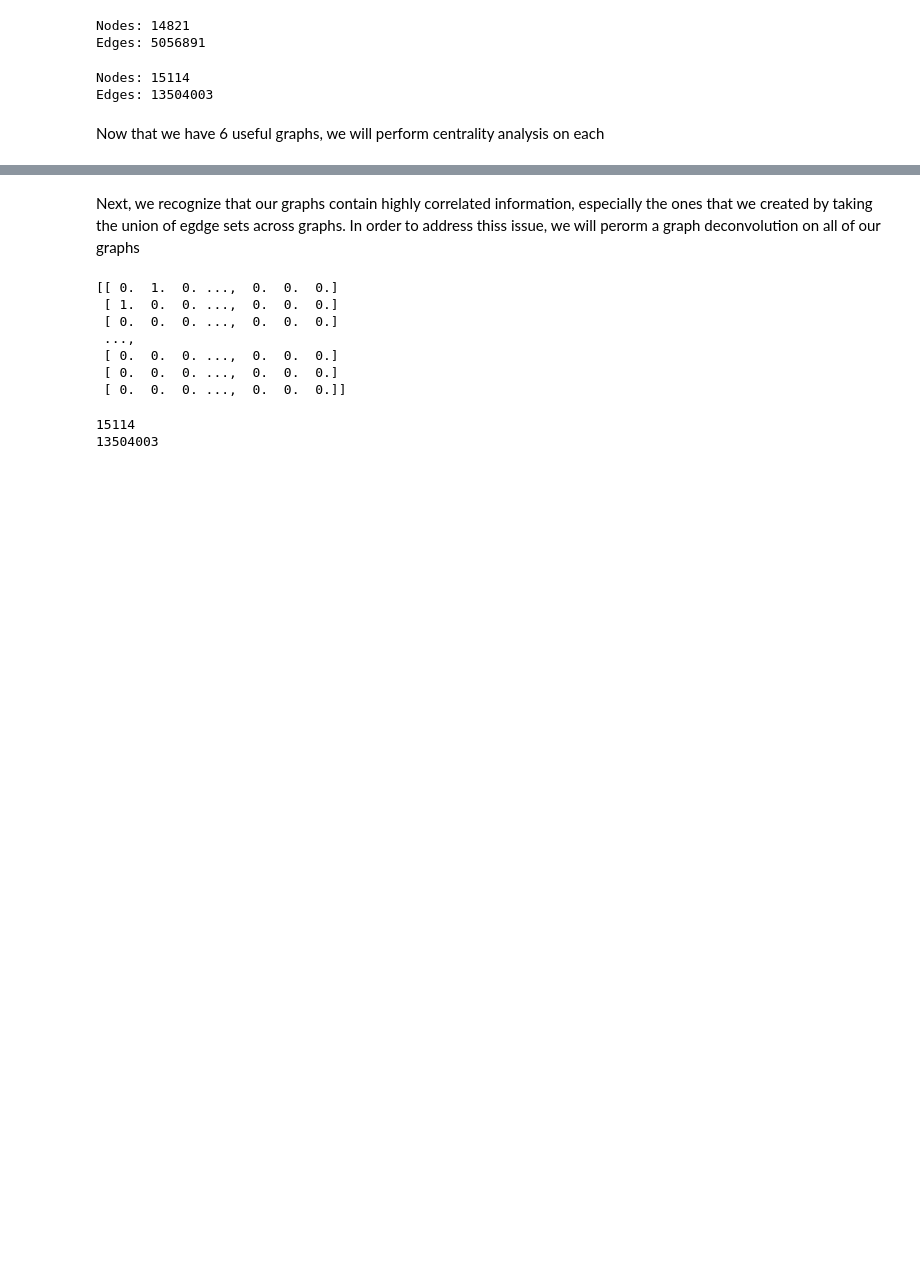
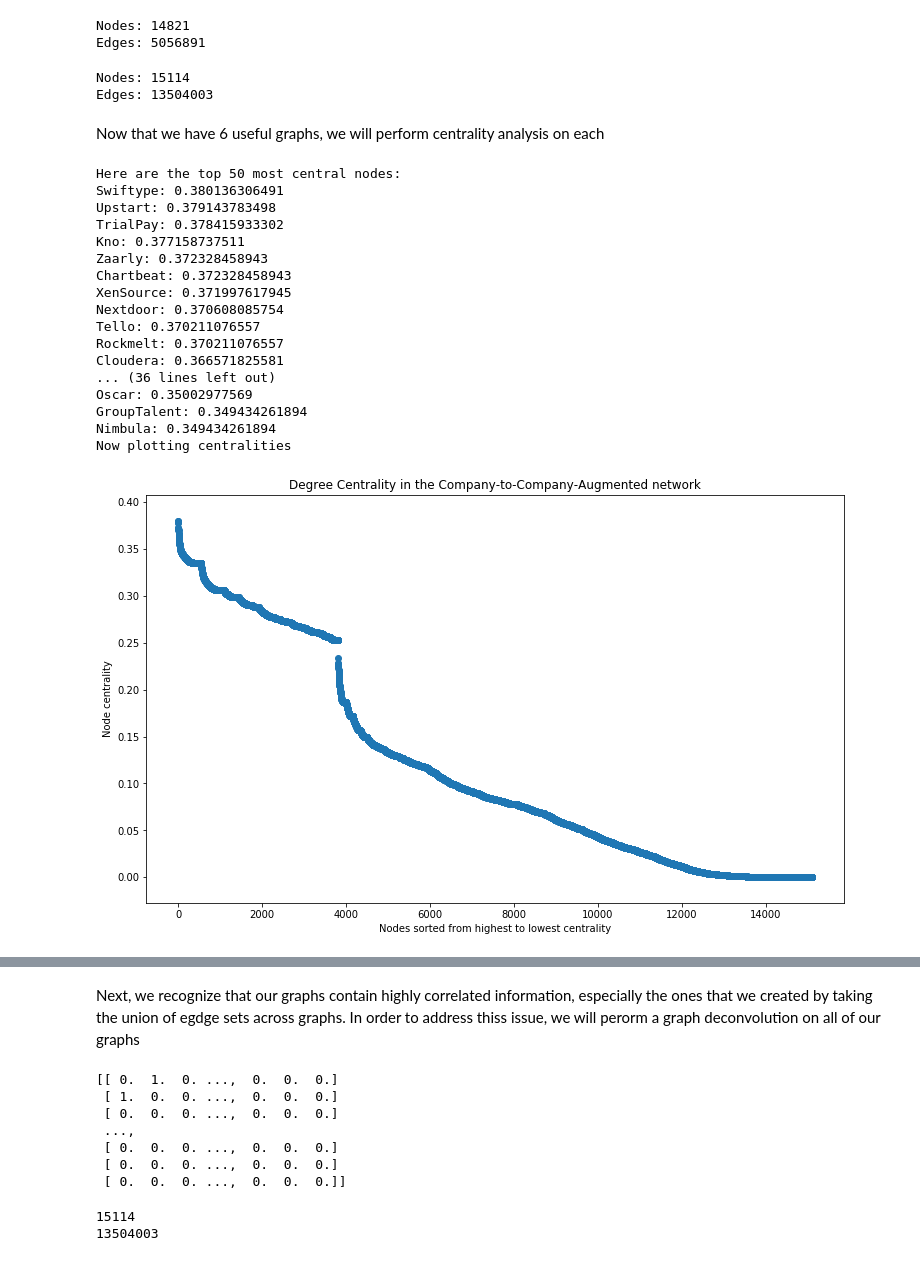
Before and after one commit to SRS95/CS224W, a Jupyter notebook: Notebooks/Centrality and Deconvolution.ipynb, the cells around one changed output, grey strips where cells are left out. Saved outputs shown, nothing was run; the diff lists cells and outputs as text; code cells hidden in the pictures; blank space fills up the shorter version.

Commit message:
Final company embeddings added

```diff
--- a/Notebooks/Centrality and Deconvolution.ipynb
+++ b/Notebooks/Centrality and Deconvolution.ipynb
@@ -11,6 +14,19 @@ We begin by loading in 4 folded graphs:
 (4) A graph of companies where in edges exist for common industry
 
 Since a company can only belong to one region and one industry, we recognize that (3) and (4) just consist of giant cliques
+# %%
+# We'll need mappings from node IDs to companies and investors
+investor_IDs = np.load("../../graphs/investors_to_companies_directed/bipartite_source_class.npy")
+company_IDs = np.load("../../graphs/investors_to_companies_directed/bipartite_dest_class.npy")
+node_ID_to_value = np.load("../../graphs/investors_to_companies_directed/node_id_to_value.npy").item()
+
+NId_to_name_investors = {}
+for NId in investor_IDs:
+    NId_to_name_investors[NId] = node_ID_to_value[NId]
+
+NId_to_name_companies = {}
+for NId in company_IDs:
+    NId_to_name_companies[NId] = node_ID_to_value[NId]
 # %%
 graph_name = "../../graphs/investors_to_companies_directed/investors_to_companies_directed_folded.graph"
 FIn = snap.TFIn(graph_name)
@@ -262,0 +325,38 @@ for edge in Edges_6:
+# %%
+def get_degree_centrality(G):
+    result = []
+    for NI in G.Nodes():
+        NId = NI.GetId()
+        DegCentr = snap.GetDegreeCentr(G, NId)
+        result.append((NI.GetId(), DegCentr))
+    return sorted(result, key=lambda x: x[1], reverse=True)
+# %%
+degree_centrality_1 = get_degree_centrality(companies_folded_by_investor)
+degree_centrality_2 = get_degree_centrality(common_region_or_industry)
+degree_centrality_3 = get_degree_centrality(common_region_or_investor)
+degree_centrality_4 = get_degree_centrality(common_industry_or_investor)
+degree_centrality_5 = get_degree_centrality(common_region_or_industry_or_investor)
+degree_centrality_6 = get_degree_centrality(investors_folded_by_companies)
+# %%
+sorted_centralities(degree_centrality_1, NId_to_name_companies, False, "Degree Centrality in the Company-to-Company network")
+sorted_centralities(degree_centrality_5, NId_to_name_companies, False, "Degree Centrality in the Company-to-Company-Augmented network")
+sorted_centralities(degree_centrality_6, NId_to_name_investors, False, "Degree Centrality in the Investor-to-Investor network")
+# %% [output]
+Here are the top 50 most central nodes:
+Swiftype: 0.380136306491
+Upstart: 0.379143783498
+TrialPay: 0.378415933302
+Kno: 0.377158737511
+Zaarly: 0.372328458943
+Chartbeat: 0.372328458943
+XenSource: 0.371997617945
+Nextdoor: 0.370608085754
+Tello: 0.370211076557
+Rockmelt: 0.370211076557
+Cloudera: 0.366571825581
+... (36 lines left out)
+Oscar: 0.35002977569
+GroupTalent: 0.349434261894
+Nimbula: 0.349434261894
+Now plotting centralities
+[figure, added]
```
Also changed, not shown: parts of 18 cells of this notebook, 7 other files.
